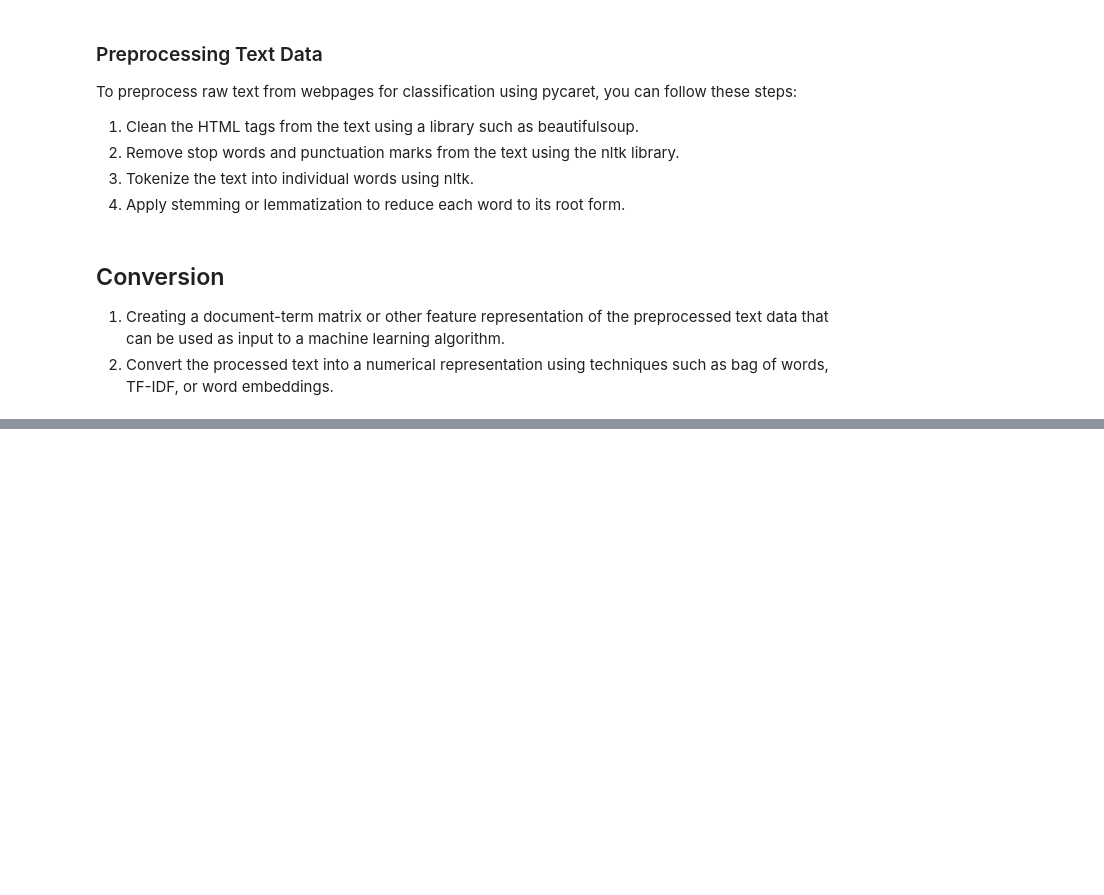
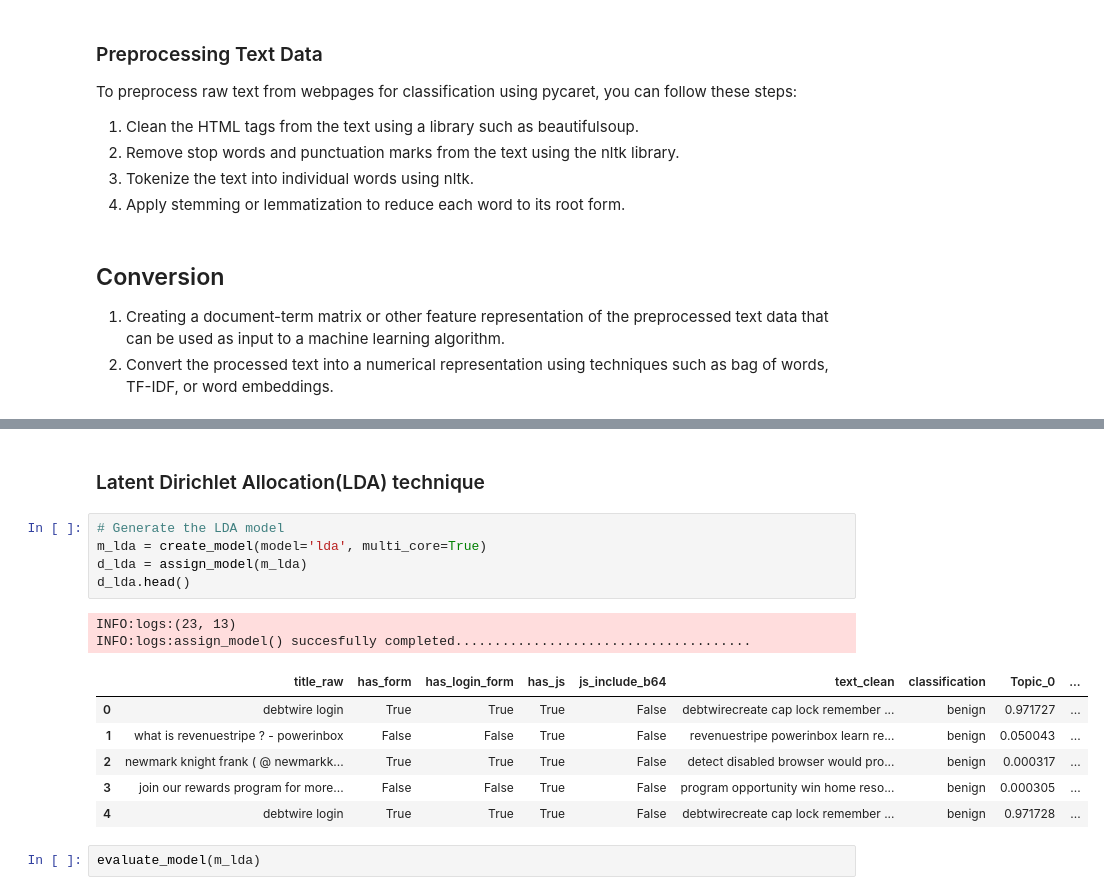
Before and after one commit to DeepCodeSec/ml1000-p3, a Jupyter notebook: notebooks/p3.ipynb, the cells around one changed output, grey strips where cells are left out. Cells and saved outputs as stored; diff of their text form; blank space fills up the shorter version.

```diff
--- a/notebooks/p3.ipynb
+++ b/notebooks/p3.ipynb
@@ -46,0 +81,18 @@ To preprocess raw text from webpages for classification using pycaret, you can f
+# %% [markdown]
+### Latent Dirichlet Allocation(LDA) technique
+# %%
+# Generate the LDA model
+m_lda = create_model(model='lda', multi_core=True)
+d_lda = assign_model(m_lda)
+d_lda.head()
+# %% [output]
+INFO:logs:(23, 13)
+INFO:logs:assign_model() succesfully completed......................................
+|  | title_raw | has_form | has_login_form | has_js | js_include_b64 | text_clean | classification | Topic_0 | ... |
+| 0 | debtwire login | True | True | True | False | debtwirecreate cap lock remember ... | benign | 0.971727 | ... |
+| 1 | what is revenuestripe ? - powerinbox | False | False | True | False | revenuestripe powerinbox learn re... | benign | 0.050043 | ... |
+| 2 | newmark knight frank ( @ newmarkk... | True | True | True | False | detect disabled browser would pro... | benign | 0.000317 | ... |
+| 3 | join our rewards program for more... | False | False | True | False | program opportunity win home reso... | benign | 0.000305 | ... |
+| 4 | debtwire login | True | True | True | False | debtwirecreate cap lock remember ... | benign | 0.971728 | ... |
+# %%
+evaluate_model(m_lda)
```
Also changed, not shown: parts of 17 cells of this notebook.
